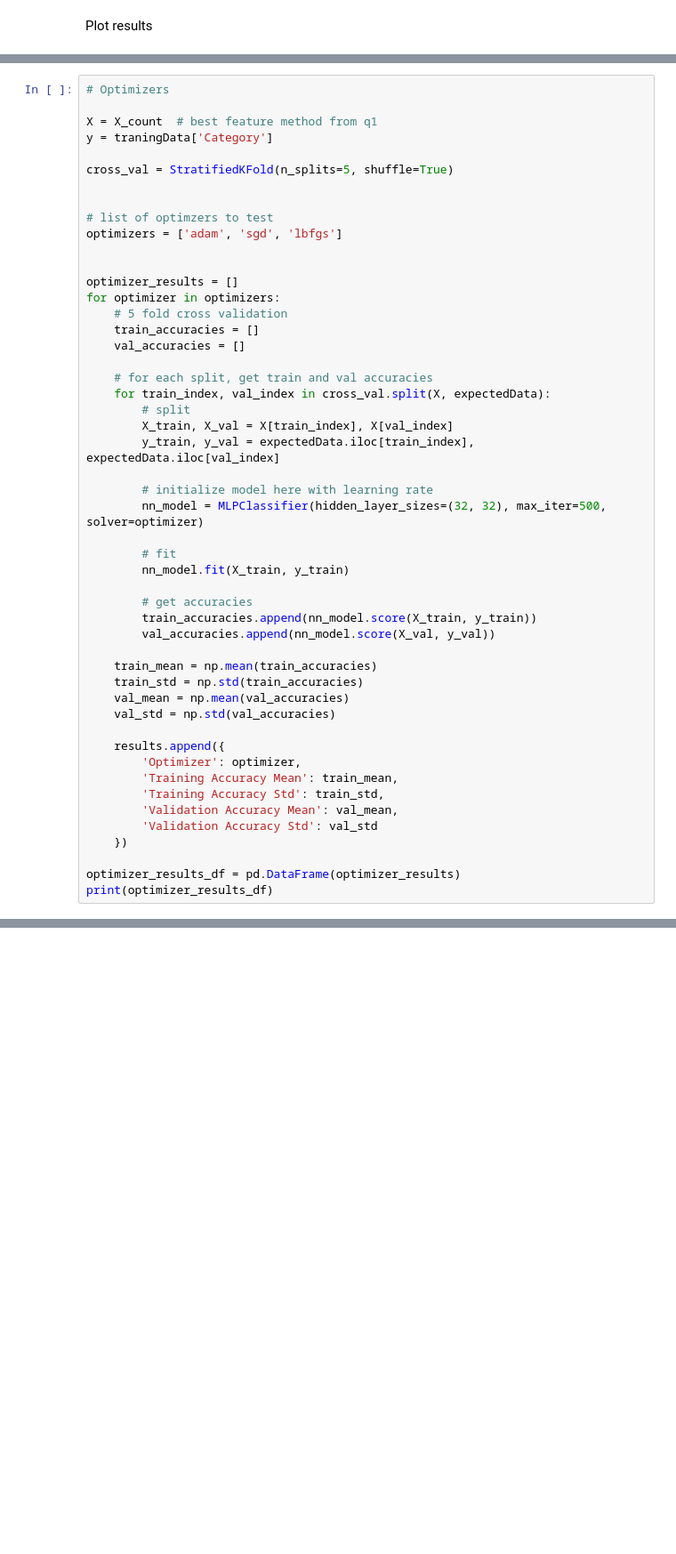
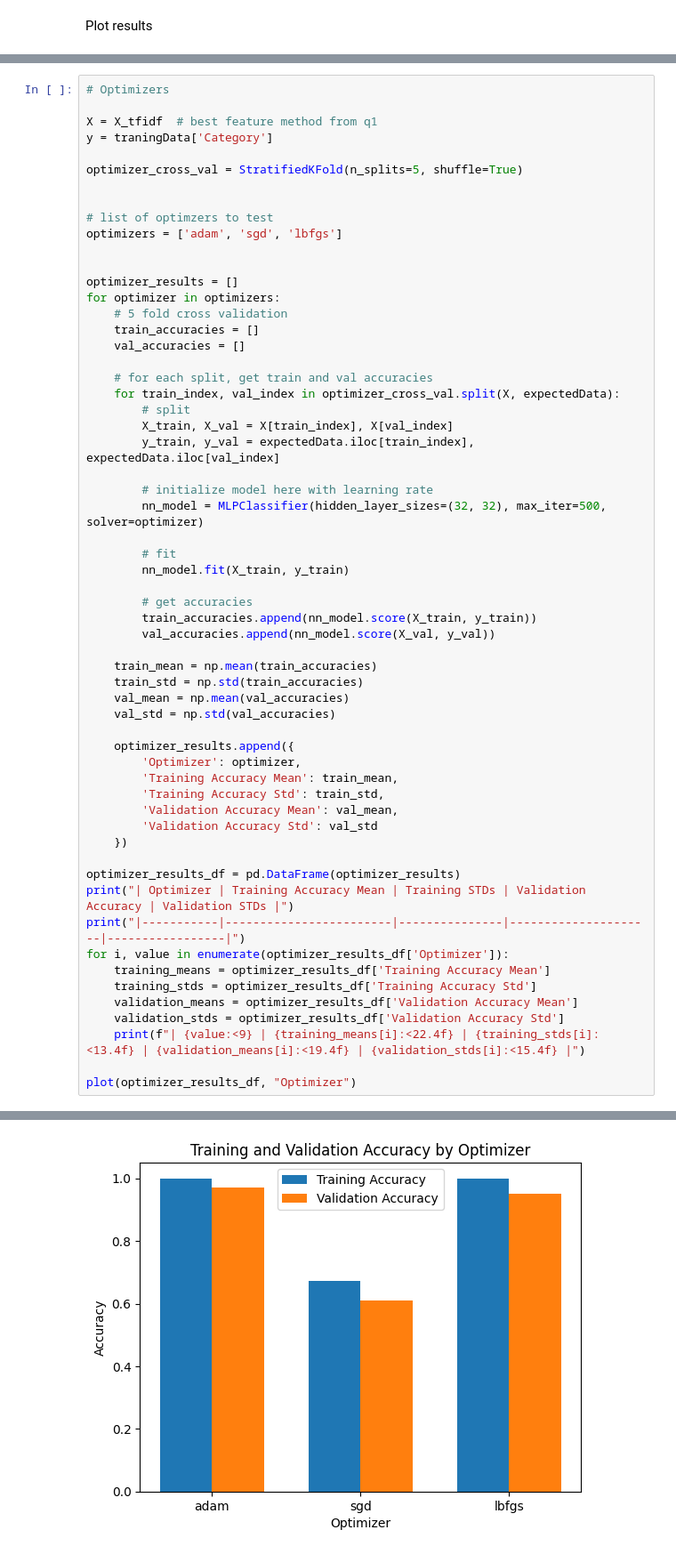
Before and after one commit to nsano1/CSE572HW2, a Jupyter notebook: code.ipynb, the cells around one changed output, grey strips where cells are left out. Shown at 89% size. Cells and saved outputs as stored; diff of their text form; blank space fills up the shorter version.

```diff
--- a/code.ipynb
+++ b/code.ipynb
@@ -434,10 +362,10 @@ Part 3 - Optimizers
 # %%
 # Optimizers
 
-X = X_count  # best feature method from q1
+X = X_tfidf  # best feature method from q1
 y = traningData['Category']
 
-cross_val = StratifiedKFold(n_splits=5, shuffle=True)
+optimizer_cross_val = StratifiedKFold(n_splits=5, shuffle=True)
 
 
 # list of optimzers to test
@@ -451,7 +379,7 @@ for optimizer in optimizers:
     val_accuracies = []
 
     # for each split, get train and val accuracies
-    for train_index, val_index in cross_val.split(X, expectedData):
+    for train_index, val_index in optimizer_cross_val.split(X, expectedData):
         # split
         X_train, X_val = X[train_index], X[val_index]
         y_train, y_val = expectedData.iloc[train_index], expectedData.iloc[val_index]
@@ -471,7 +399,7 @@ for optimizer in optimizers:
     val_mean = np.mean(val_accuracies)
     val_std = np.std(val_accuracies)
 
-    results.append({
+    optimizer_results.append({
         'Optimizer': optimizer,
         'Training Accuracy Mean': train_mean,
         'Training Accuracy Std': train_std,
@@ -480,4 +408,14 @@ for optimizer in optimizers:
     })
 
 optimizer_results_df = pd.DataFrame(optimizer_results)
-print(optimizer_results_df)
+print("| Optimizer | Training Accuracy Mean | Training STDs | Validation Accuracy | Validation STDs |")
+print("|-----------|------------------------|---------------|---------------------|-----------------|")
+for i, value in enumerate(optimizer_results_df['Optimizer']):
+    training_means = optimizer_results_df['Training Accuracy Mean']
+    training_stds = optimizer_results_df['Training Accuracy Std']
+    validation_means = optimizer_results_df['Validation Accuracy Mean']
+    validation_stds = optimizer_results_df['Validation Accuracy Std']
+    print(f"| {value:<9} | {training_means[i]:<22.4f} | {training_stds[i]:<13.4f} | {validation_means[i]:<19.4f} | {validation_stds[i]:<15.4f} |")
+
+plot(optimizer_results_df, "Optimizer")
+# %% [output]
@@ -483,0 +427 @@ print(optimizer_results_df)
+[figure, added]
```
Also changed, not shown: parts of 36 cells of this notebook, 3 other files.
